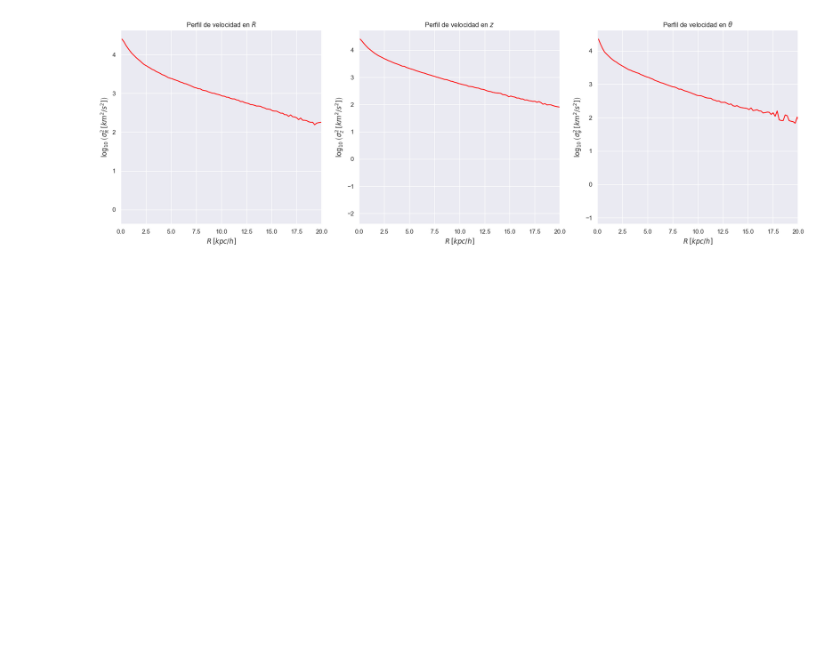
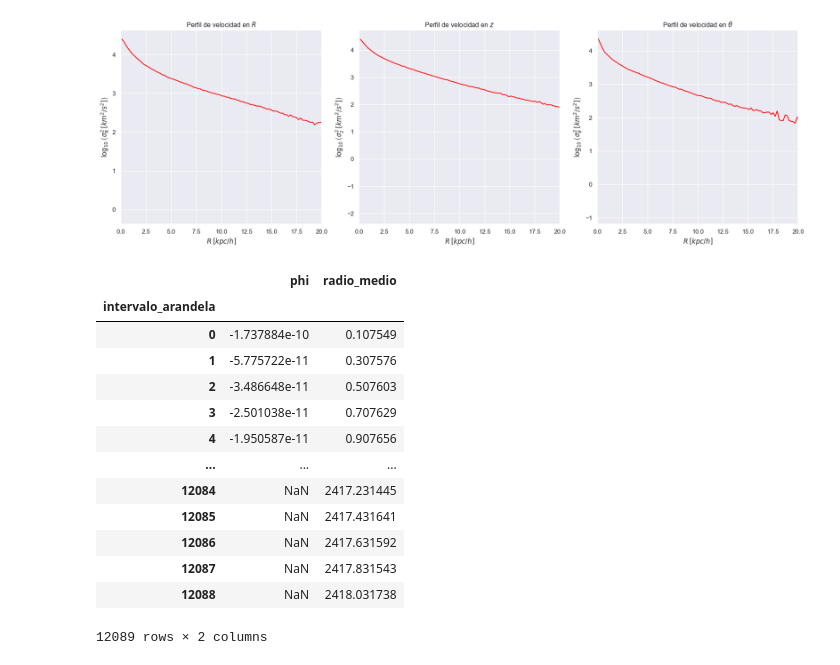
Before and after one commit to sperezp23/Analizador_de_Galaxias, a Jupyter notebook: Ensayos.ipynb, the cells around one changed output. Cells and saved outputs as stored; diff of their text form; code cells hidden in the pictures; blank space fills up the shorter version.

Commit message:
Update: 'Calculo del potencial gravitacional'

```diff
--- a/Ensayos.ipynb
+++ b/Ensayos.ipynb
@@ -399,3 +402,42 @@ plt.tight_layout()
 plt.show()
 # %% [output]
 [figure]
+# %%
+def calcular_perfil_de_velocidad_superficial(base_de_datos, delta_r_xy = 0.2):
+    G_ajustada = (G * 1e-9 * M_sun.value) / parsec
+
+    base_de_datos['r_xy'] = np.sqrt( base_de_datos.x_f**2 + base_de_datos.y_f**2)
+
+    r_xy_min = base_de_datos.r_xy.min()
+    r_xy_max = base_de_datos.r_xy.max()
+    total_radios_arandelas = np.int32((r_xy_max - r_xy_min) / delta_r_xy)
+
+    radios_arandelas = np.linspace(r_xy_min, r_xy_max, total_radios_arandelas)
+    r1 = radios_arandelas[:-1]
+    r2 = radios_arandelas[1:]
+
+    base_de_datos['intervalo_arandela'] = pd.cut(base_de_datos.r_xy, bins = radios_arandelas, right=False, labels=np.arange(radios_arandelas.__len__()-1))
+
+    base_de_datos['phi'] = - (G_ajustada * base_de_datos['masa']) / base_de_datos['r_xy']
+
+    potencial_gravitacional_df = base_de_datos[['phi','intervalo_arandela']].groupby('intervalo_arandela', observed = False).mean()
+    potencial_gravitacional_df['radio_medio'] = (r1 + r2)/2
+
+    return potencial_gravitacional_df
+
+calcular_perfil_de_velocidad_superficial(disco_df)
+# %% [output]
+|  | phi | radio_medio |
+| intervalo_arandela |  |  |
+| 0 | -1.737884e-10 | 0.107549 |
+| 1 | -5.775722e-11 | 0.307576 |
+| 2 | -3.486648e-11 | 0.507603 |
+| 3 | -2.501038e-11 | 0.707629 |
+| 4 | -1.950587e-11 | 0.907656 |
+| ... | ... | ... |
+| 12084 | NaN | 2417.231445 |
+| 12085 | NaN | 2417.431641 |
+| 12086 | NaN | 2417.631592 |
+| 12087 | NaN | 2417.831543 |
+| 12088 | NaN | 2418.031738 |
+12089 rows × 2 columns
```
Also changed, not shown: parts of 1 cell of this notebook.
